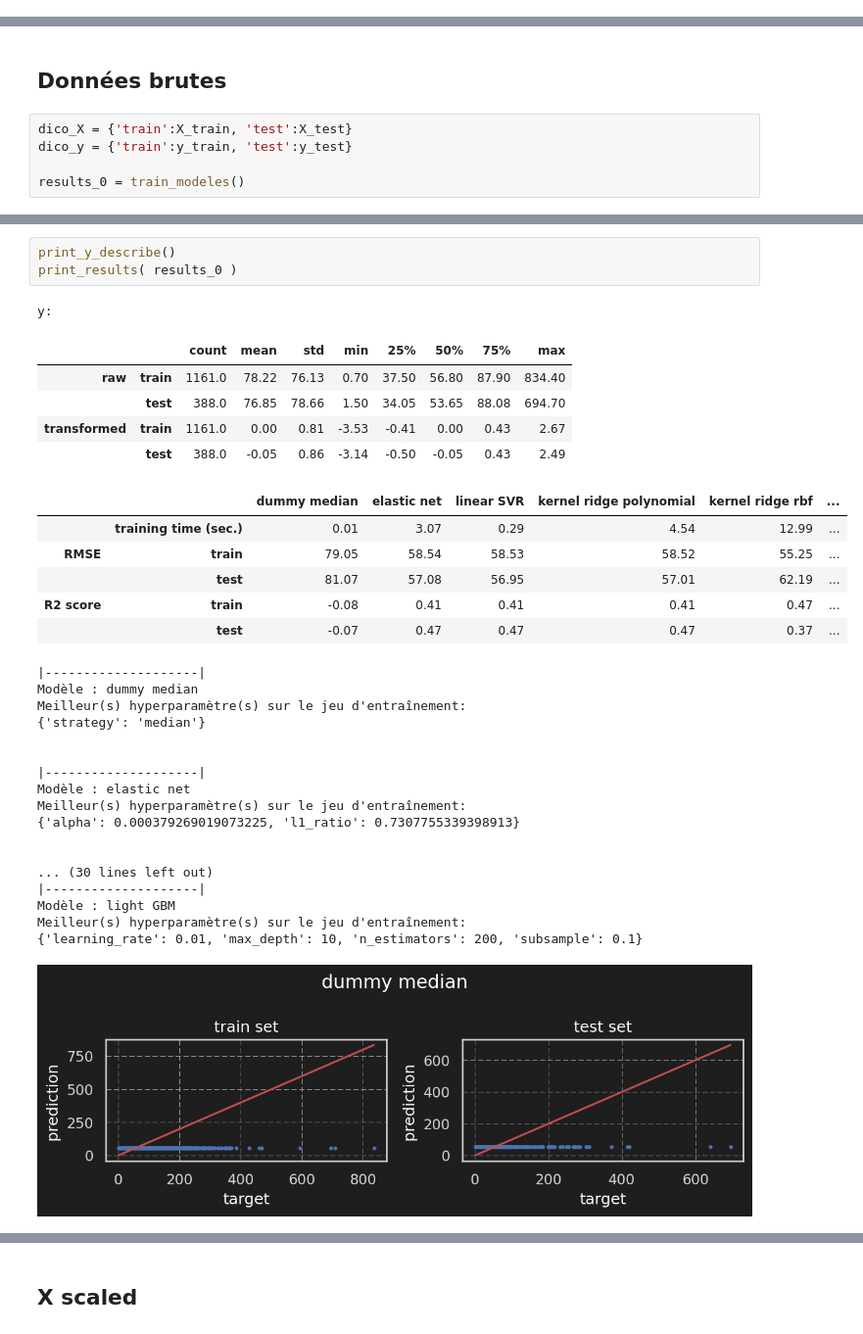
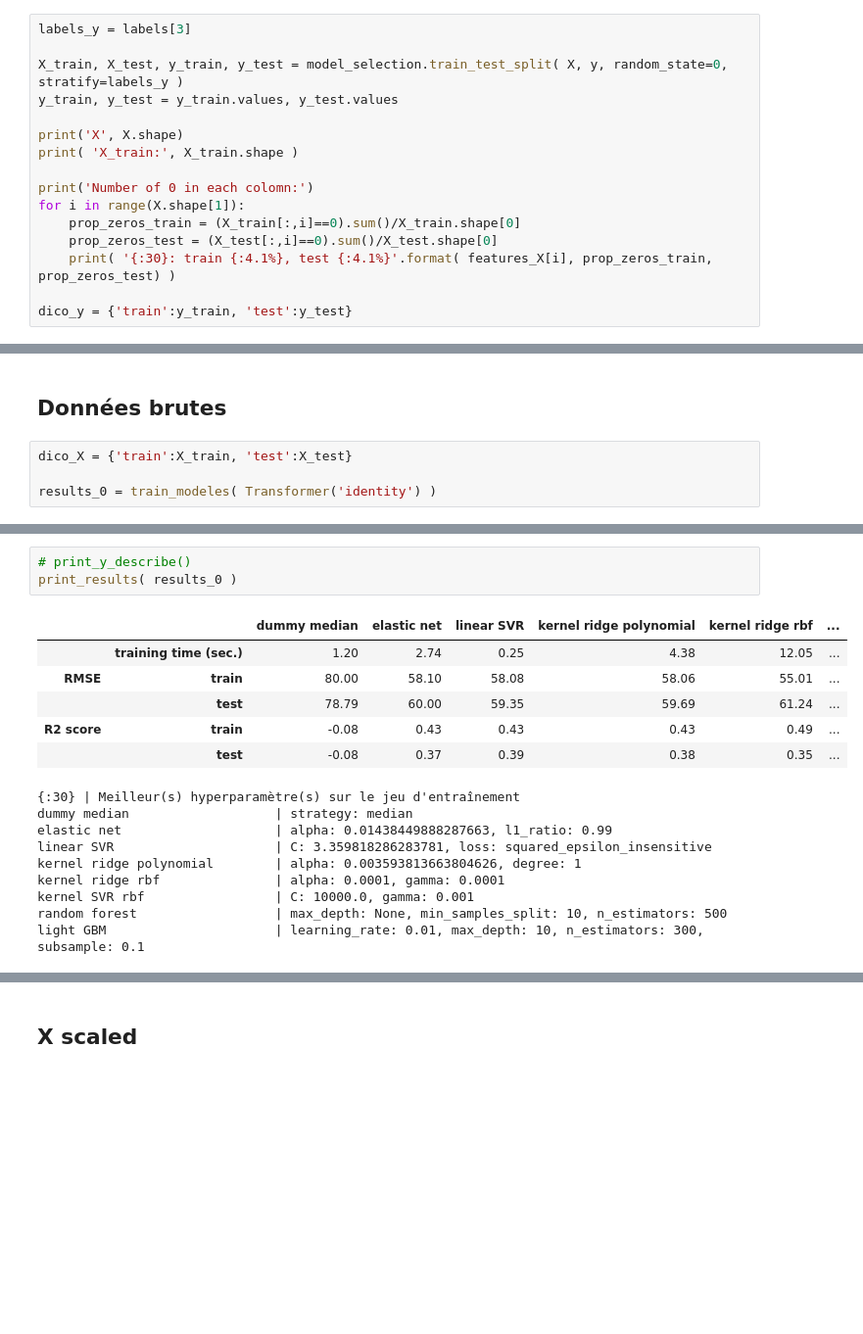
Before and after one commit to Thomas-Durand-Texte/OC-formation-Ingenieur-Machine-Learning, a Jupyter notebook: Projetcs/03_energy/Modelisation_energy.ipynb, the cells around one changed output, grey strips where cells are left out. Shown at 98% size. Cells and saved outputs as stored; diff of their text form; blank space fills up the shorter version.

```diff
--- a/Projetcs/03_energy/Modelisation_energy.ipynb
+++ b/Projetcs/03_energy/Modelisation_energy.ipynb
@@ -360,0 +480,16 @@ X_train: (1161, 40)
+# %%
+labels_y = labels[3]
+
+X_train, X_test, y_train, y_test = model_selection.train_test_split( X, y, random_state=0, stratify=labels_y )
+y_train, y_test = y_train.values, y_test.values
+
+print('X', X.shape)
+print( 'X_train:', X_train.shape )
+
+print('Number of 0 in each colomn:')
+for i in range(X.shape[1]):
+    prop_zeros_train = (X_train[:,i]==0).sum()/X_train.shape[0]
+    prop_zeros_test = (X_test[:,i]==0).sum()/X_test.shape[0]
+    print( '{:30}: train {:4.1%}, test {:4.1%}'.format( features_X[i], prop_zeros_train, prop_zeros_test) )
+
+dico_y = {'train':y_train, 'test':y_test}
@@ -548,9 +705,8 @@ import warnings
 ## Données brutes
 # %%
 dico_X = {'train':X_train, 'test':X_test}
-dico_y = {'train':y_train, 'test':y_test}
 
-results_0 = train_modeles()
+results_0 = train_modeles( Transformer('identity') )
 # %% [output]
 100 fits failed out of a total of 200.
 The score on these train-test partitions for these parameters will be set to nan.
@@ -572,34 +728,19 @@ Traceback (most recent call last):
 # %%
-print_y_describe()
+# print_y_describe()
 print_results( results_0 )
 # %% [output]
+|  |  | dummy median | elastic net | linear SVR | kernel ridge polynomial | kernel ridge rbf | ... |
+|  | training time (sec.) | 1.20 | 2.74 | 0.25 | 4.38 | 12.05 | ... |
+| RMSE | train | 80.00 | 58.10 | 58.08 | 58.06 | 55.01 | ... |
+|  | test | 78.79 | 60.00 | 59.35 | 59.69 | 61.24 | ... |
+| R2 score | train | -0.08 | 0.43 | 0.43 | 0.43 | 0.49 | ... |
+|  | test | -0.08 | 0.37 | 0.39 | 0.38 | 0.35 | ... |
-y:
+{:30} | Meilleur(s) hyperparamètre(s) sur le jeu d'entraînement
+dummy median                   | strategy: median
+elastic net                    | alpha: 0.01438449888287663, l1_ratio: 0.99
+linear SVR                     | C: 3.359818286283781, loss: squared_epsilon_insensitive
+kernel ridge polynomial        | alpha: 0.003593813663804626, degree: 1
+kernel ridge rbf               | alpha: 0.0001, gamma: 0.0001
+kernel SVR rbf                 | C: 10000.0, gamma: 0.001
+random forest                  | max_depth: None, min_samples_split: 10, n_estimators: 500
+light GBM                      | learning_rate: 0.01, max_depth: 10, n_estimators: 300, subsample: 0.1
-|  |  | count | mean | std | min | 25% | 50% | 75% | max |
-| raw | train | 1161.0 | 78.22 | 76.13 | 0.70 | 37.50 | 56.80 | 87.90 | 834.40 |
-|  | test | 388.0 | 76.85 | 78.66 | 1.50 | 34.05 | 53.65 | 88.08 | 694.70 |
-| transformed | train | 1161.0 | 0.00 | 0.81 | -3.53 | -0.41 | 0.00 | 0.43 | 2.67 |
-|  | test | 388.0 | -0.05 | 0.86 | -3.14 | -0.50 | -0.05 | 0.43 | 2.49 |
-|  |  | dummy median | elastic net | linear SVR | kernel ridge polynomial | kernel ridge rbf | ... |
-|  | training time (sec.) | 0.01 | 3.07 | 0.29 | 4.54 | 12.99 | ... |
-| RMSE | train | 79.05 | 58.54 | 58.53 | 58.52 | 55.25 | ... |
-|  | test | 81.07 | 57.08 | 56.95 | 57.01 | 62.19 | ... |
-| R2 score | train | -0.08 | 0.41 | 0.41 | 0.41 | 0.47 | ... |
-|  | test | -0.07 | 0.47 | 0.47 | 0.47 | 0.37 | ... |
-|--------------------|
-Modèle : dummy median
-Meilleur(s) hyperparamètre(s) sur le jeu d'entraînement:
-{'strategy': 'median'}
-
-
-|--------------------|
-Modèle : elastic net
-Meilleur(s) hyperparamètre(s) sur le jeu d'entraînement:
-{'alpha': 0.000379269019073225, 'l1_ratio': 0.7307755339398913}
-
-
-... (30 lines left out)
-|--------------------|
-Modèle : light GBM
-Meilleur(s) hyperparamètre(s) sur le jeu d'entraînement:
-{'learning_rate': 0.01, 'max_depth': 10, 'n_estimators': 200, 'subsample': 0.1}
-[figure, removed]
```
Also changed, not shown: parts of 33 cells of this notebook, 3 other files.
